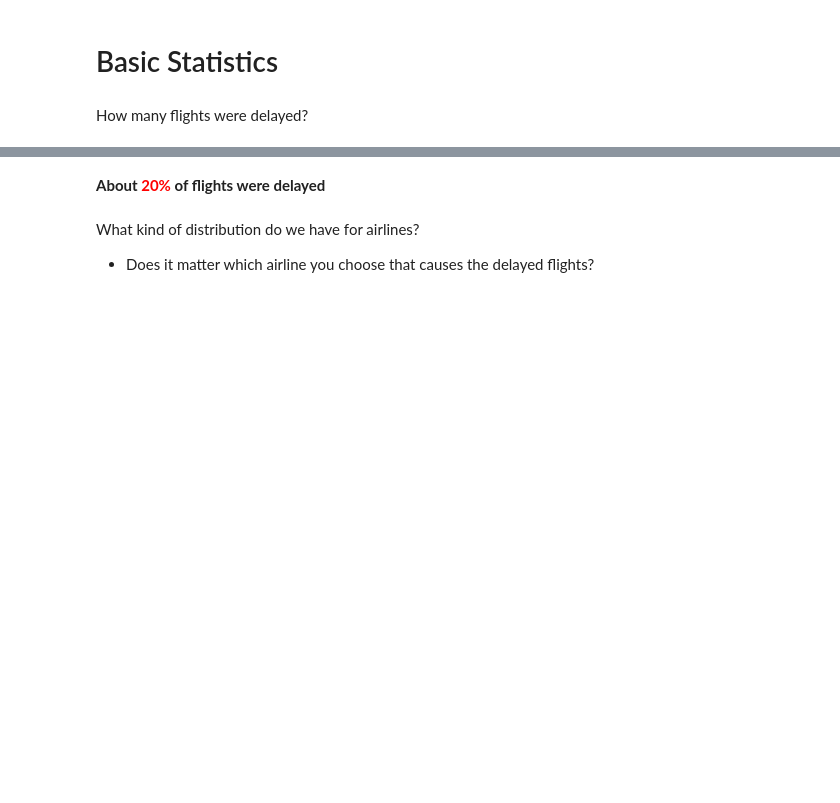
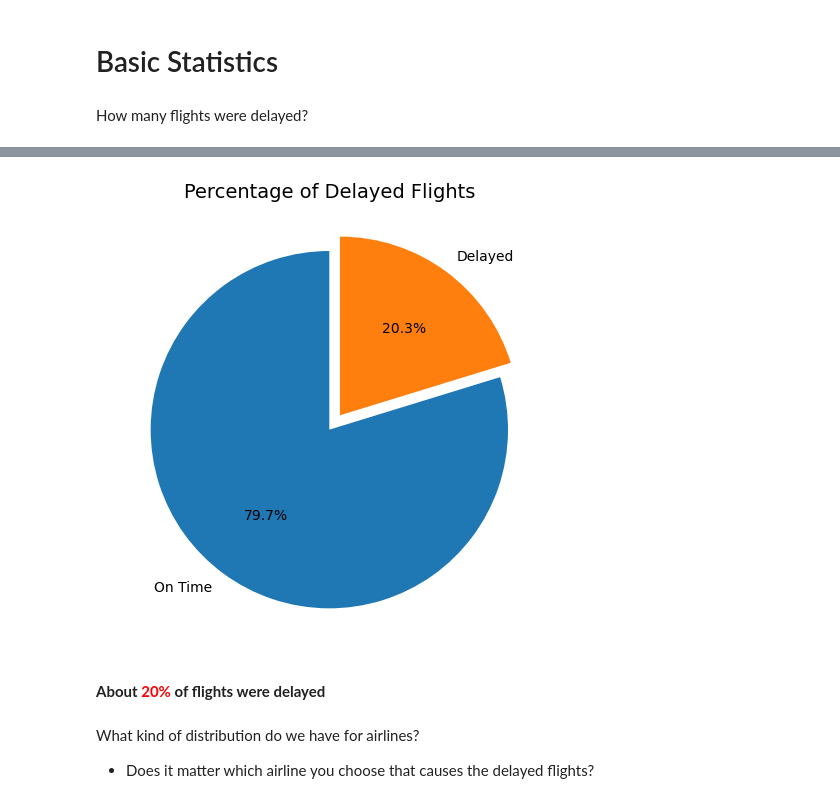
Before and after one commit to B-Treftz/Flight_Status_Predictor, a Jupyter notebook: 1_EDA/EDA_Olivia.ipynb, the cells around one changed output, grey strips where cells are left out. Cells and saved outputs as stored; diff of their text form; code cells hidden in the pictures; blank space fills up the shorter version.

```diff
--- a/1_EDA/EDA_Olivia.ipynb
+++ b/1_EDA/EDA_Olivia.ipynb
@@ -186,6 +214,38 @@ delayed
 0    79.748887
 1    20.251113
 Name: count, dtype: float64
+# %%
+# Visualizing Delayed Flight Percentage
+
+# Extract total number of on time and delayed flights
+on_time, delayed = df['delayed'].value_counts()
+
+# Data and Labels
+data = [on_time, delayed]
+keys = ['On Time', 'Delayed']
+
+# Pie Chart
+fig, ax = plt.subplots()
+wedges, texts, autotexts = ax.pie(
+    data,
+    labels=keys,
+    autopct='%1.1f%%',
+    startangle=90,
+    explode=[0, 0.1]
+)
+
+
+# Adjusting Figure Size
+fig.set_size_inches(5, 5)
+
+# Title and Layout Adjustments
+plt.title('Percentage of Delayed Flights', fontsize=14)
+plt.tight_layout()
+
+# Display the plot
+plt.show()
+# %% [output]
+[figure, added]
 # %% [markdown]
 **About <span style="color:red">20%</span> of flights were delayed**
 # %% [markdown]
```
Also changed, not shown: parts of 22 cells of this notebook.
